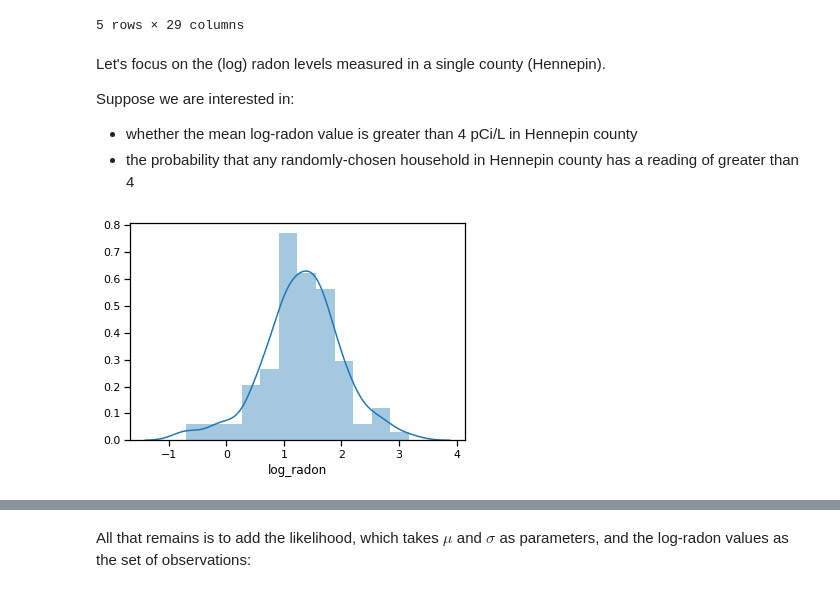
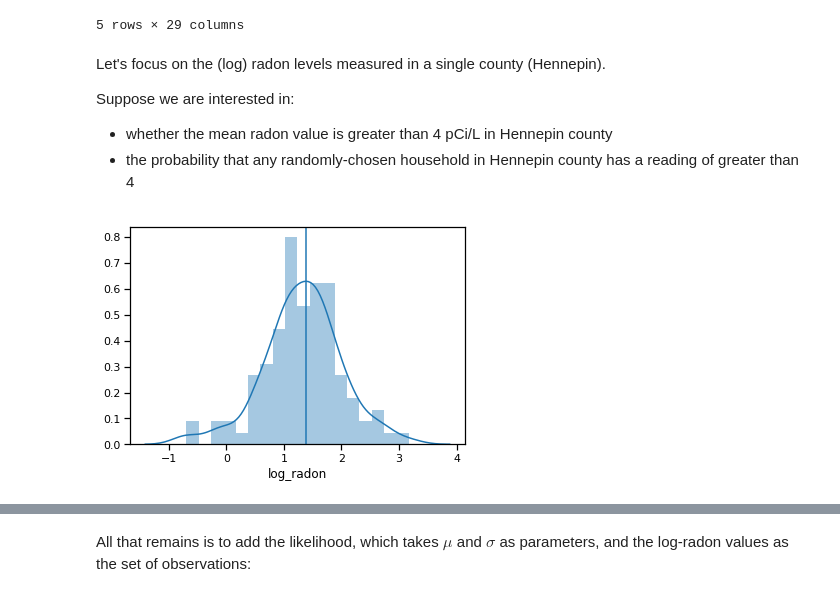
Before and after one commit to fonnesbeck/mcmc_pydata_london_2019, a Jupyter notebook: notebooks/1-Introduction_to_PyMC3.ipynb, the cells around one changed output, grey strips where cells are left out. Cells and saved outputs as stored; diff of their text form; code cells hidden in the pictures.

```diff
--- a/notebooks/1-Introduction_to_PyMC3.ipynb
+++ b/notebooks/1-Introduction_to_PyMC3.ipynb
@@ -140,10 +138,11 @@ Let's focus on the (log) radon levels measured in a single county (Hennepin).
 
 Suppose we are interested in:
 
-- whether the mean log-radon value is greater than 4 pCi/L in Hennepin county
+- whether the mean radon value is greater than 4 pCi/L in Hennepin county
 - the probability that any randomly-chosen household in Hennepin county has a reading of greater than 4
 # %%
 hennepin_radon = radon.query('county=="HENNEPIN"').log_radon
-sns.distplot(hennepin_radon);
+sns.distplot(hennepin_radon, bins=18)
+plt.axvline(np.log(4));
 # %% [output]
-[figure, old version]
+[figure, new version]
```
Also changed, not shown: parts of 4 cells of this notebook, 1 other file.
